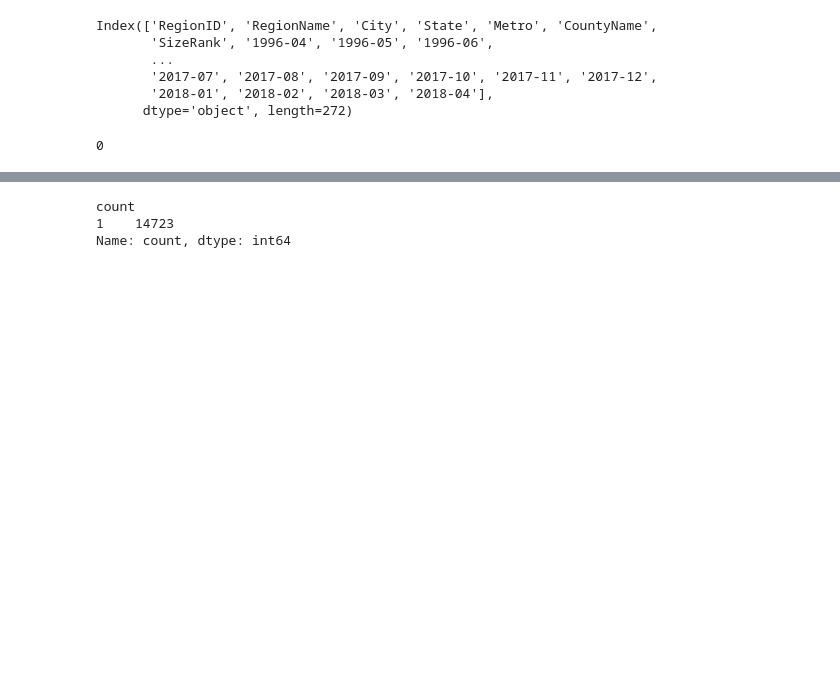
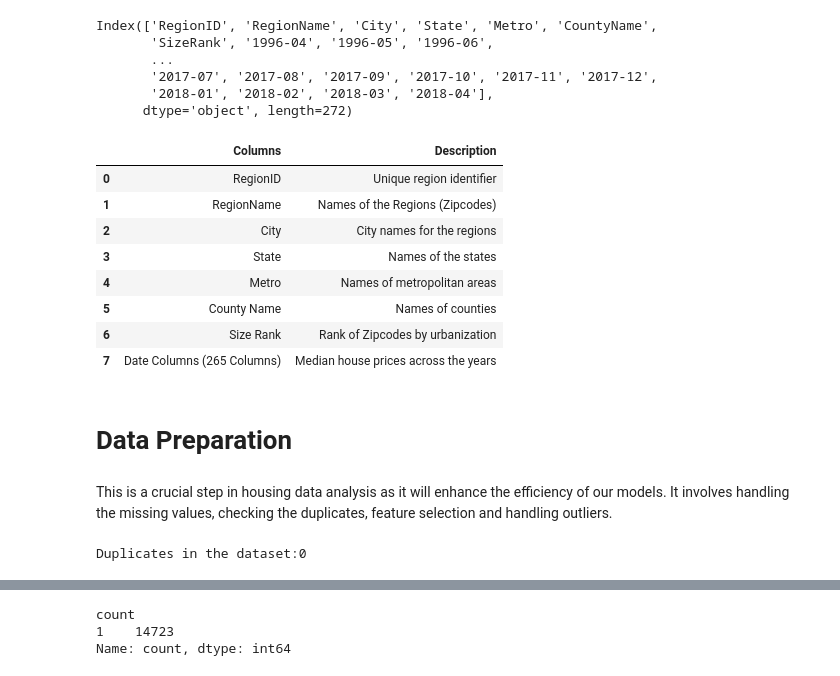
Before and after one commit to Brenda-Mutai/dsc-Time-Series, a Jupyter notebook: student.notebook.ipynb, the cells around one changed output, grey strips where cells are left out. Saved outputs shown, nothing was run; the diff lists cells and outputs as text; code cells hidden in the pictures; blank space fills up the shorter version.

Commit message:
columnns

```diff
--- a/student.notebook.ipynb
+++ b/student.notebook.ipynb
@@ -99,10 +99,31 @@ Index(['RegionID', 'RegionName', 'City', 'State', 'Metro', 'CountyName',
        '2017-07', '2017-08', '2017-09', '2017-10', '2017-11', '2017-12',
        '2018-01', '2018-02', '2018-03', '2018-04'],
       dtype='object', length=272)
+# %%
+# Description of the columns
+columns = {'Columns': ['RegionID','RegionName','City','State','Metro','County Name','Size Rank','Date Columns (265 Columns)'],
+'Description':['Unique region identifier','Names of the Regions (Zipcodes)','City names for the regions',
+               'Names of the states','Names of metropolitan areas','Names of counties','Rank of Zipcodes by urbanization',
+              'Median house prices across the years']}
+pd.DataFrame(columns)
+# %% [output]
+|  | Columns | Description |
+| 0 | RegionID | Unique region identifier |
+| 1 | RegionName | Names of the Regions (Zipcodes) |
+| 2 | City | City names for the regions |
+| 3 | State | Names of the states |
+| 4 | Metro | Names of metropolitan areas |
+| 5 | County Name | Names of counties |
+| 6 | Size Rank | Rank of Zipcodes by urbanization |
+| 7 | Date Columns (265 Columns) | Median house prices across the years |
+# %% [markdown]
+# Data Preparation
+# %% [markdown]
+This is a crucial step in housing data analysis as it will enhance the efficiency of our models. It involves handling the missing values, checking the duplicates, feature selection and handling outliers.
 # %%
 # checking for duplicates
-df.duplicated().sum()
+print(f'Duplicates in the dataset:{df.duplicated().sum()}')
 # %% [output]
-0
+Duplicates in the dataset:0
 # %%
 #checking for the missing values
```
Also changed, not shown: parts of 10 cells of this notebook.
